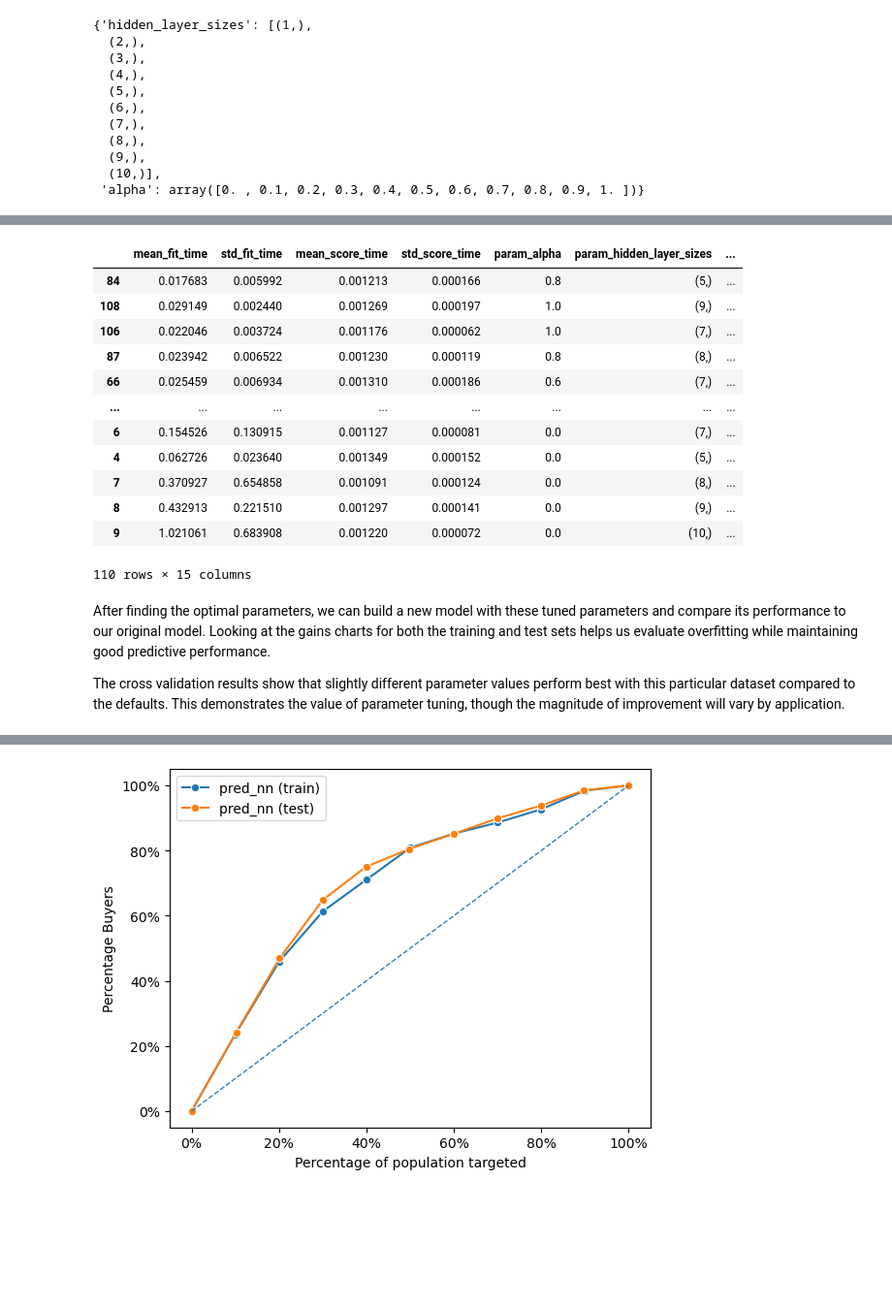
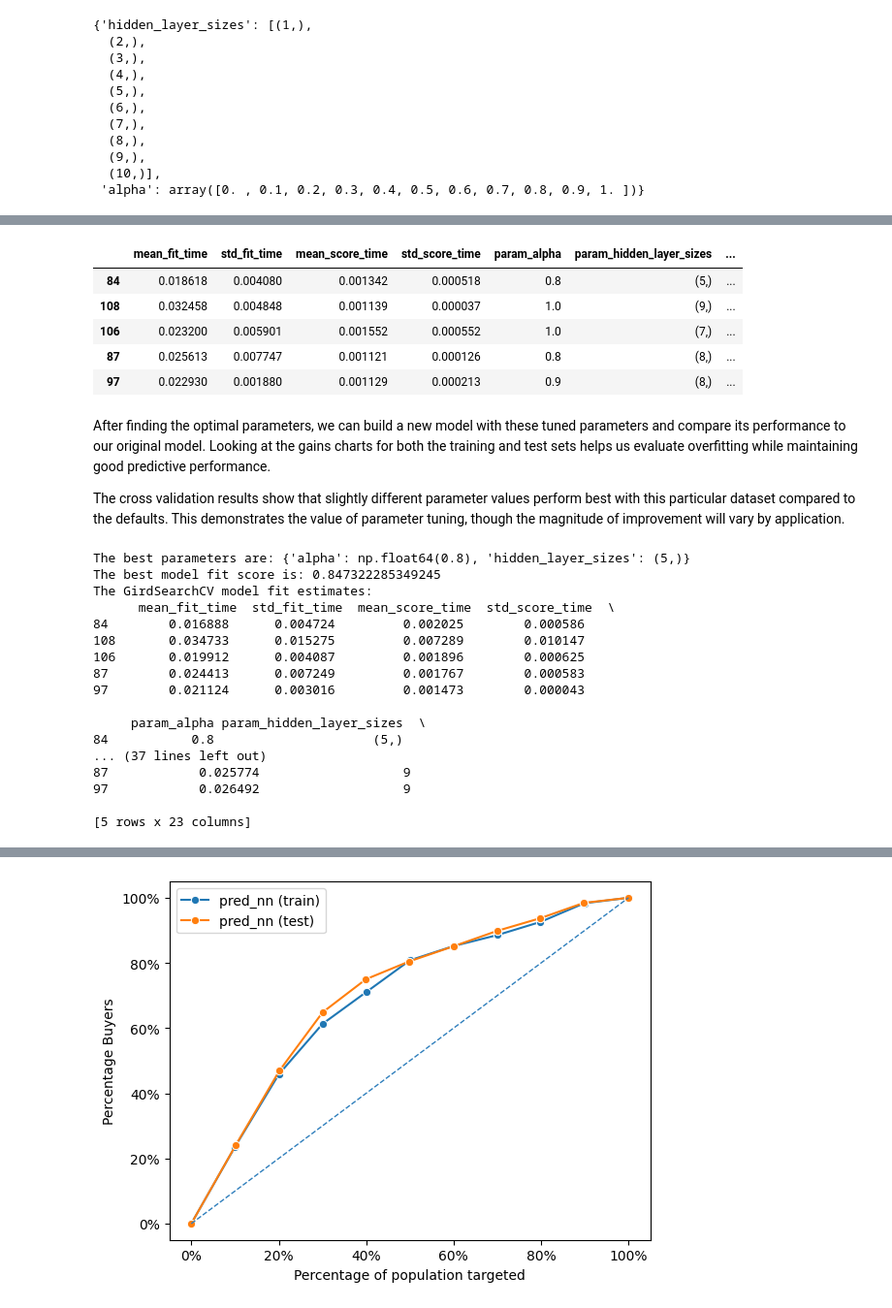
Before and after one commit to vnijs/pyrsm, a Jupyter notebook: examples/model/model-mlp-classification.ipynb, the cells around one changed output, grey strips where cells are left out. Shown at 97% size. Drawn from its saved outputs; the diff is of its cells as text; code cells hidden in the pictures; blank space fills up the shorter version.

```diff
--- a/examples/model/model-mlp-classification.ipynb
+++ b/examples/model/model-mlp-classification.ipynb
@@ -309,23 +307,42 @@ cv.best_score_
 # %%
-pd.DataFrame(cv.cv_results_).sort_values("rank_test_AUC")
+pd.DataFrame(cv.cv_results_).sort_values("rank_test_AUC").head()
 # %% [output]
 |  | mean_fit_time | std_fit_time | mean_score_time | std_score_time | param_alpha | param_hidden_layer_sizes | ... |
-| 84 | 0.017683 | 0.005992 | 0.001213 | 0.000166 | 0.8 | (5,) | ... |
-| 108 | 0.029149 | 0.002440 | 0.001269 | 0.000197 | 1.0 | (9,) | ... |
-| 106 | 0.022046 | 0.003724 | 0.001176 | 0.000062 | 1.0 | (7,) | ... |
-| 87 | 0.023942 | 0.006522 | 0.001230 | 0.000119 | 0.8 | (8,) | ... |
-| 66 | 0.025459 | 0.006934 | 0.001310 | 0.000186 | 0.6 | (7,) | ... |
-| ... | ... | ... | ... | ... | ... | ... | ... |
-| 6 | 0.154526 | 0.130915 | 0.001127 | 0.000081 | 0.0 | (7,) | ... |
-| 4 | 0.062726 | 0.023640 | 0.001349 | 0.000152 | 0.0 | (5,) | ... |
-| 7 | 0.370927 | 0.654858 | 0.001091 | 0.000124 | 0.0 | (8,) | ... |
-| 8 | 0.432913 | 0.221510 | 0.001297 | 0.000141 | 0.0 | (9,) | ... |
-| 9 | 1.021061 | 0.683908 | 0.001220 | 0.000072 | 0.0 | (10,) | ... |
+| 84 | 0.018618 | 0.004080 | 0.001342 | 0.000518 | 0.8 | (5,) | ... |
+| 108 | 0.032458 | 0.004848 | 0.001139 | 0.000037 | 1.0 | (9,) | ... |
+| 106 | 0.023200 | 0.005901 | 0.001552 | 0.000552 | 1.0 | (7,) | ... |
+| 87 | 0.025613 | 0.007747 | 0.001121 | 0.000126 | 0.8 | (8,) | ... |
+| 97 | 0.022930 | 0.001880 | 0.001129 | 0.000213 | 0.9 | (8,) | ... |
-110 rows × 15 columns
 # %% [markdown]
 After finding the optimal parameters, we can build a new model with these tuned parameters and compare its performance to our original model. Looking at the gains charts for both the training and test sets helps us evaluate overfitting while maintaining good predictive performance.
 
 The cross validation results show that slightly different parameter values perform best with this particular dataset compared to the defaults. This demonstrates the value of parameter tuning, though the magnitude of improvement will vary by application.
+# %%
+if rsm.__version__ < "1.4.0":
+    raise ValueError("Update pyrsm to 1.4.0 or higher")
+
+# cross_validation function simplifies the process of cross-validation
+# on pyrsm ml models
+# use ?rsm.model.cross_validation for more details
+cv = rsm.model.cross_validation(clf_nn, "clf_nn_fun", param_grid)
+# %% [output]
+The best parameters are: {'alpha': np.float64(0.8), 'hidden_layer_sizes': (5,)}
+The best model fit score is: 0.847322285349245
+The GirdSearchCV model fit estimates:
+      mean_fit_time  std_fit_time  mean_score_time  std_score_time  \
+84        0.016888      0.004724         0.002025        0.000586
+108       0.034733      0.015275         0.007289        0.010147
+106       0.019912      0.004087         0.001896        0.000625
+87        0.024413      0.007249         0.001767        0.000583
+97        0.021124      0.003016         0.001473        0.000043
+
+     param_alpha param_hidden_layer_sizes  \
+84           0.8                     (5,)
+... (37 lines left out)
+87            0.025774                   9
+97            0.026492                   9
+
+[5 rows x 23 columns]
 # %%
 clf_nncv = rsm.model.mlp(
     data={"titanic train": titanic[titanic.training == 1]},
```
Also changed, not shown: parts of 12 cells of this notebook, 6 other files.
